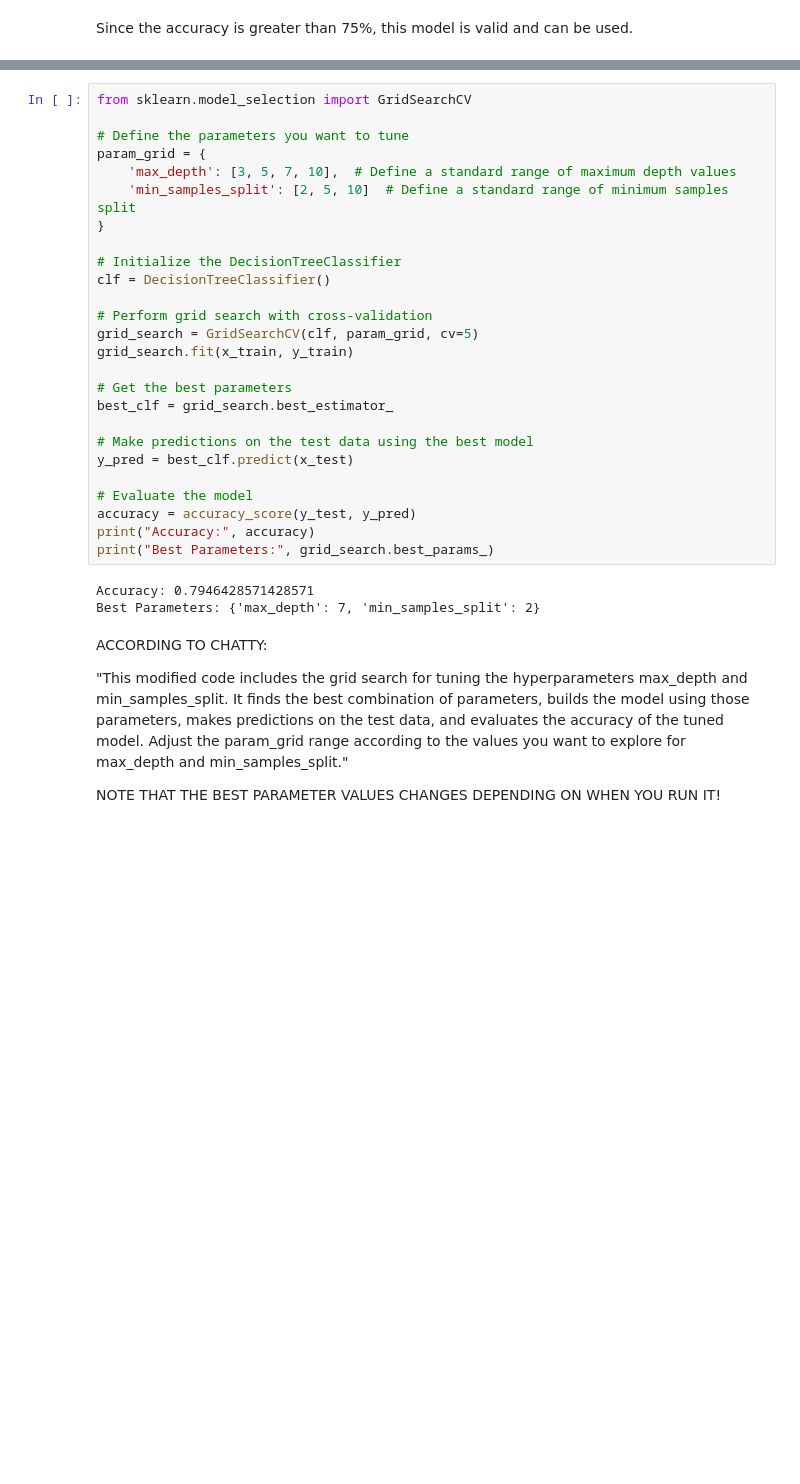
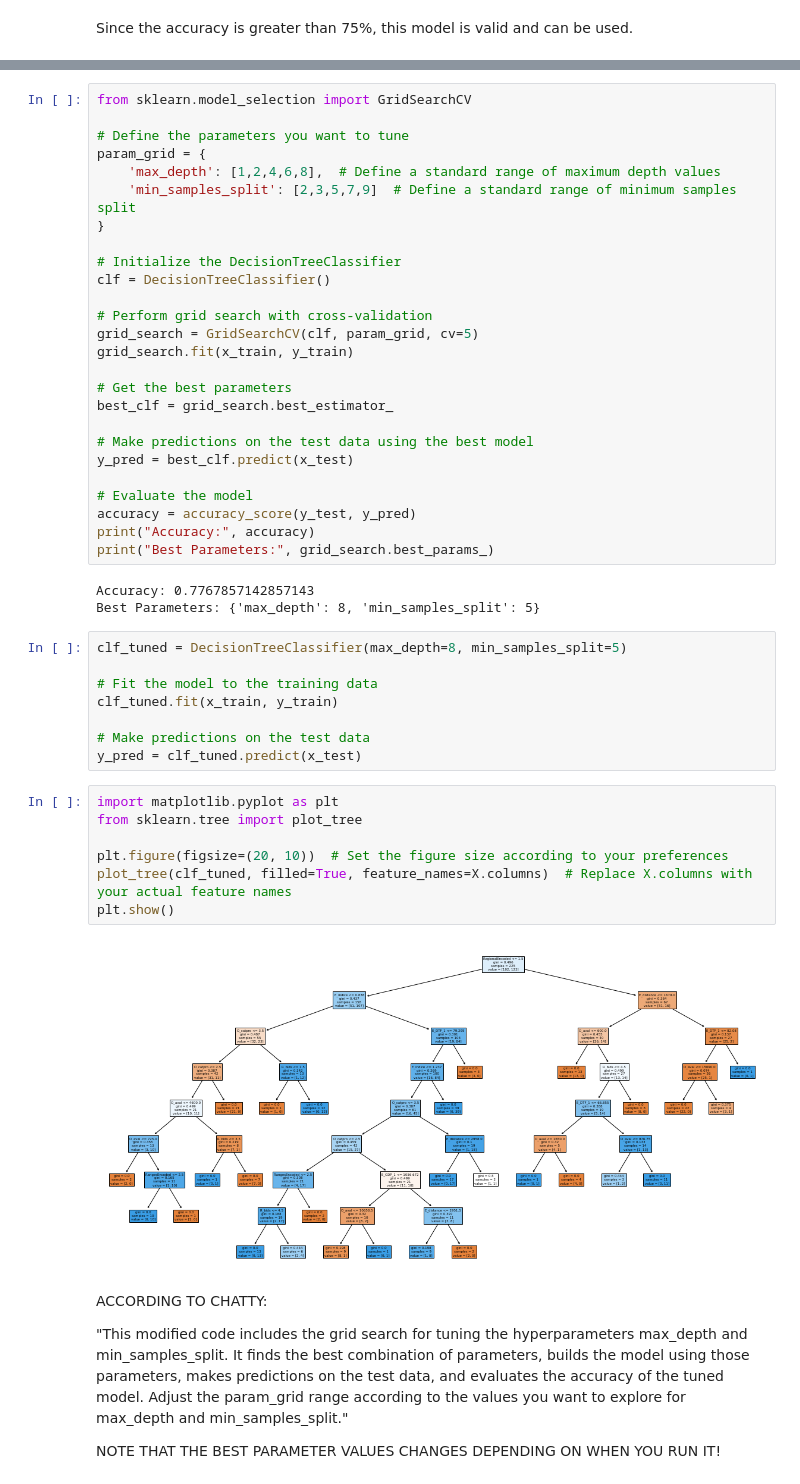
Before and after one commit to chidima-asika/win-with-us, a Jupyter notebook: the_code.ipynb, the cells around one changed output, grey strips where cells are left out. Cells and saved outputs as stored; diff of their text form; blank space fills up the shorter version.

```diff
--- a/the_code.ipynb
+++ b/the_code.ipynb
@@ -741,8 +810,8 @@ from sklearn.model_selection import GridSearchCV
 
 # Define the parameters you want to tune
 param_grid = {
-    'max_depth': [3, 5, 7, 10],  # Define a standard range of maximum depth values
-    'min_samples_split': [2, 5, 10]  # Define a standard range of minimum samples split
+    'max_depth': [1,2,4,6,8],  # Define a standard range of maximum depth values
+    'min_samples_split': [2,3,5,7,9]  # Define a standard range of minimum samples split
 }
 
 # Initialize the DecisionTreeClassifier
@@ -763,8 +832,25 @@ accuracy = accuracy_score(y_test, y_pred)
 print("Accuracy:", accuracy)
 print("Best Parameters:", grid_search.best_params_)
 # %% [output]
-Accuracy: 0.7946428571428571
-Best Parameters: {'max_depth': 7, 'min_samples_split': 2}
+Accuracy: 0.7767857142857143
+Best Parameters: {'max_depth': 8, 'min_samples_split': 5}
+# %%
+clf_tuned = DecisionTreeClassifier(max_depth=8, min_samples_split=5)
+
+# Fit the model to the training data
+clf_tuned.fit(x_train, y_train)
+
+# Make predictions on the test data
+y_pred = clf_tuned.predict(x_test)
+# %%
+import matplotlib.pyplot as plt
+from sklearn.tree import plot_tree
+
+plt.figure(figsize=(20, 10))  # Set the figure size according to your preferences
+plot_tree(clf_tuned, filled=True, feature_names=X.columns)  # Replace X.columns with your actual feature names
+plt.show()
+# %% [output]
+[figure, added]
 # %% [markdown]
 ACCORDING TO CHATTY:
 
```
Also changed, not shown: parts of 5 cells of this notebook.
